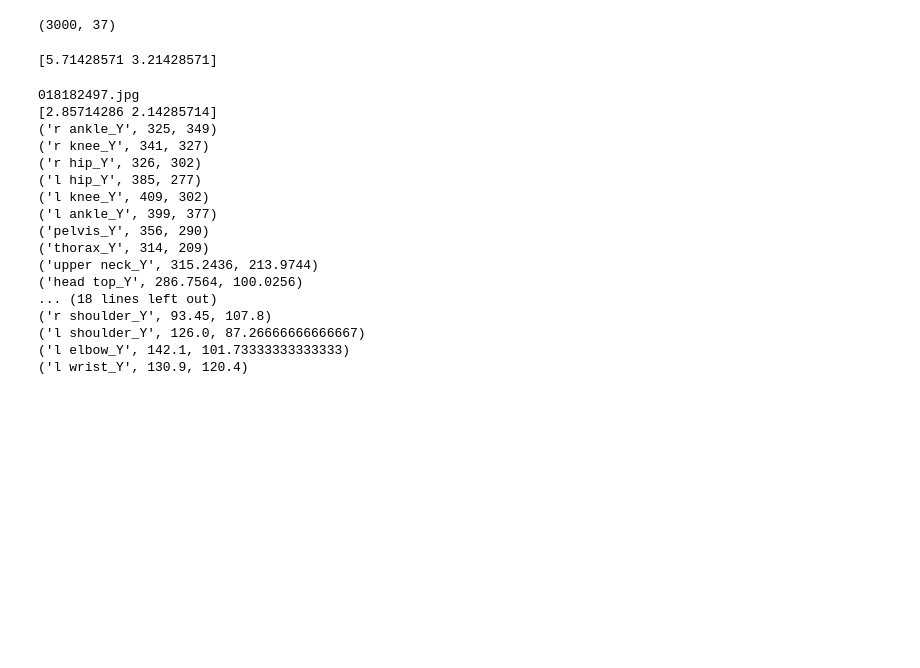
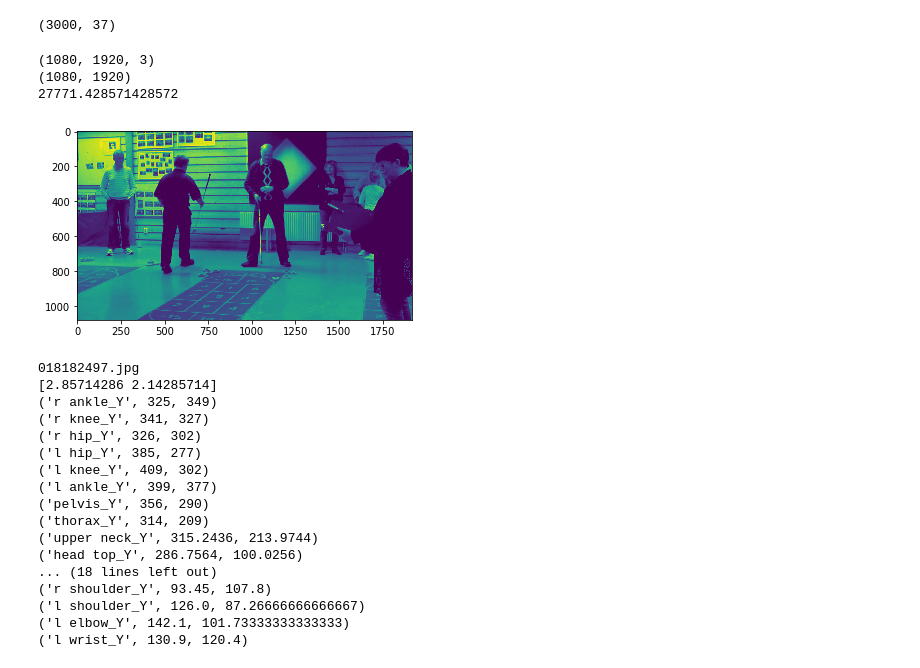
Before and after one commit to Arifkhan21/Human-Pose-Estimation, a Jupyter notebook: model2.ipynb, the cells around one changed output. Saved outputs shown, nothing was run; the diff lists cells and outputs as text; code cells hidden in the pictures; blank space fills up the shorter version.

```diff
--- a/model2.ipynb
+++ b/model2.ipynb
@@ -11,12 +12,20 @@ print(df.shape)
 # %% [output]
 (3000, 37)
 # %%
-img=Image.open('../MPII/000003072.jpg')
+# img=Image.open('../MPII/000003072.jpg')
+img = cv2.imread('../MPII/000025245.jpg')
+gray = cv2.cvtColor(img,cv2.COLOR_RGB2GRAY)
+print(img.shape)
+print(gray.shape)
+plt.imshow(gray)
 imsize=np.array(img.size)
 fact=imsize/224.0
 print(fact)
 # %% [output]
-[5.71428571 3.21428571]
+(1080, 1920, 3)
+(1080, 1920)
+27771.428571428572
+[figure, added]
 # %%
 def pix1(ix):
     img = df['NAME'][ix]
```
Also changed, not shown: parts of 13 cells of this notebook.
